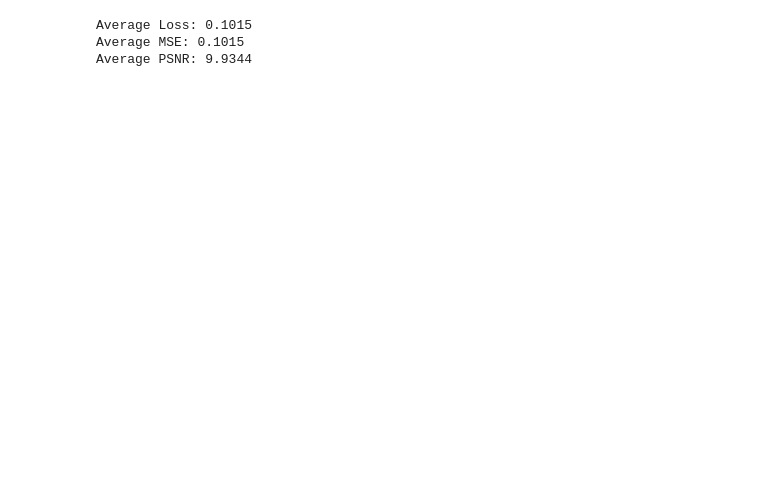
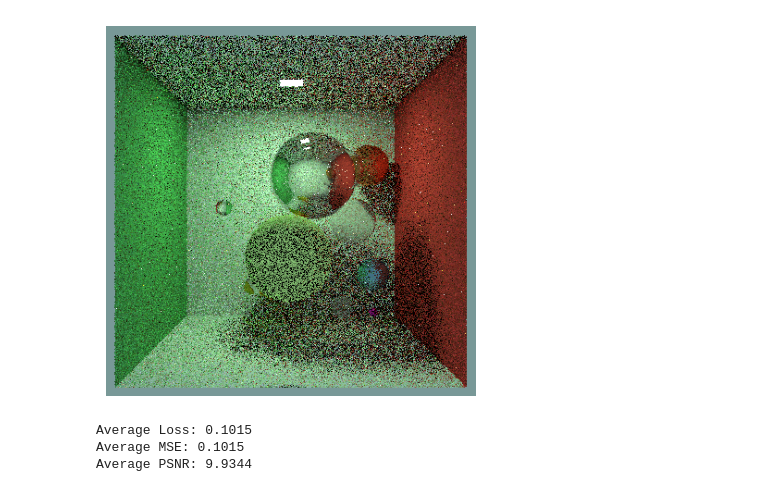
Before and after one commit to wrathchild14/PTNetworks, a Jupyter notebook: denoiser/test_models.ipynb, the cells around one changed output. Cells and saved outputs as stored; diff of their text form; code cells hidden in the pictures; blank space fills up the shorter version.

```diff
--- a/denoiser/test_models.ipynb
+++ b/denoiser/test_models.ipynb
@@ -39,3 +54,11 @@ De-noised image shape: torch.Size([1, 3, 400, 400])
+# %%
+test_image = f'../test_data/test_image_random.jpg'
+img = mpimg.imread(test_image)
+plt.imshow(img)
+plt.axis('off')
+plt.show()
+# %% [output]
+[figure, added]
 # %%
 from torch.utils.data import DataLoader
 from datasets import DenoiserDataset
```
Also changed, not shown: parts of 5 cells of this notebook, 4 other files.
